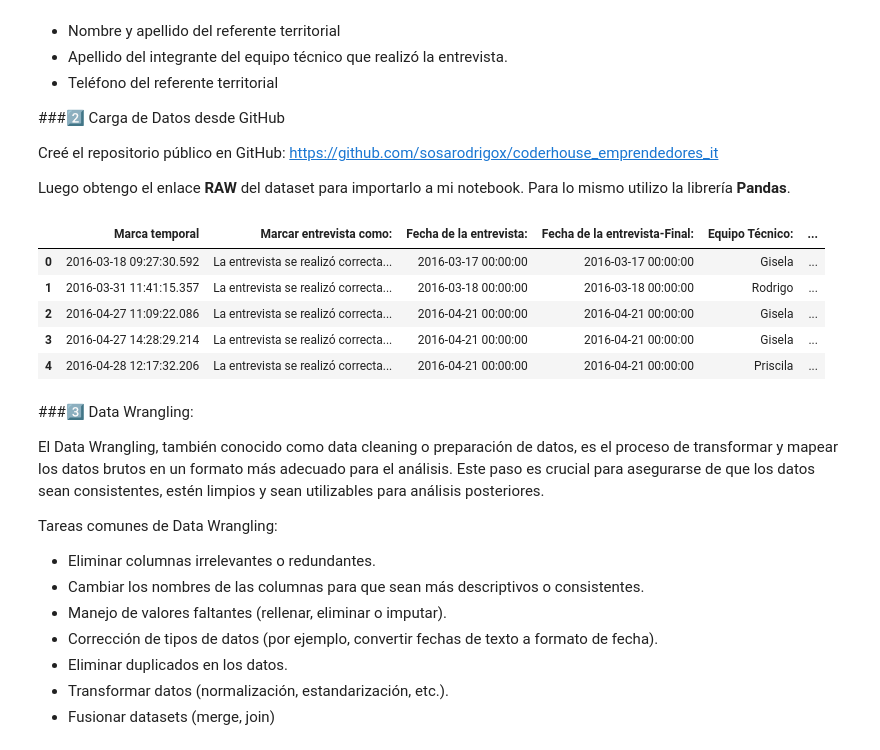
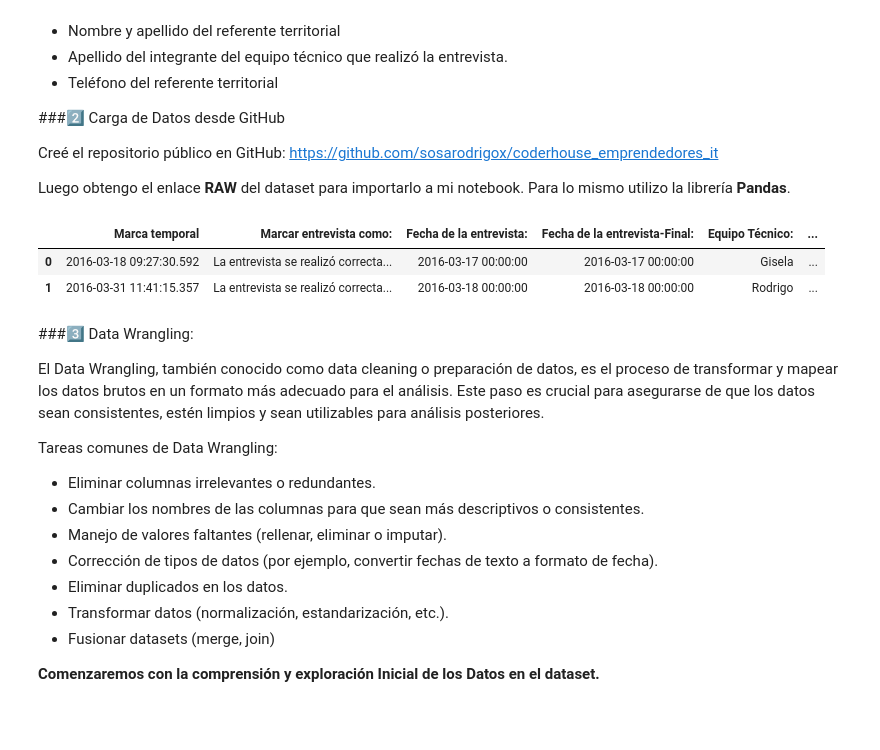
Before and after one commit to sosarodrigox/coderhouse_emprendedores_it, a Jupyter notebook: Emprendedores_IT.ipynb, the cells around one changed output. Cells and saved outputs as stored; diff of their text form; code cells hidden in the pictures; blank space fills up the shorter version.

Commit message:
Data Wrangling - Exploracion inicial de datos

```diff
--- a/Emprendedores_IT.ipynb
+++ b/Emprendedores_IT.ipynb
@@ -26,23 +30,19 @@ Luego obtengo el enlace **RAW** del dataset para importarlo a mi notebook. Para
 # %%
-import pandas as pd
-
+# Ruta del archivo Excel en GitHub
 url = 'https://github.com/sosarodrigox/coderhouse_emprendedores_it/raw/main/emprendedores%20_it.xlsx'
 
 df = pd.read_excel(url)
 
 # Configuración para mostrar todas las columnas
 pd.set_option('display.max_columns', None)  # Muestra todas las columnas sin cortes
 pd.set_option('display.expand_frame_repr', False)  # Evita el salto de línea entre las columnas
 
 # Mostrar las primeras filas
-df.head(5)
+df.head(2)
 # %% [output]
 |  | Marca temporal | Marcar entrevista como: | Fecha de la entrevista: | Fecha de la entrevista-Final: | Equipo Técnico: | ... |
 | 0 | 2016-03-18 09:27:30.592 | La entrevista se realizó correcta... | 2016-03-17 00:00:00 | 2016-03-17 00:00:00 | Gisela | ... |
 | 1 | 2016-03-31 11:41:15.357 | La entrevista se realizó correcta... | 2016-03-18 00:00:00 | 2016-03-18 00:00:00 | Rodrigo | ... |
-| 2 | 2016-04-27 11:09:22.086 | La entrevista se realizó correcta... | 2016-04-21 00:00:00 | 2016-04-21 00:00:00 | Gisela | ... |
-| 3 | 2016-04-27 14:28:29.214 | La entrevista se realizó correcta... | 2016-04-21 00:00:00 | 2016-04-21 00:00:00 | Gisela | ... |
-| 4 | 2016-04-28 12:17:32.206 | La entrevista se realizó correcta... | 2016-04-21 00:00:00 | 2016-04-21 00:00:00 | Priscila | ... |
 # %% [markdown]
 ###3️⃣ Data Wrangling:
 
@@ -57,3 +57,5 @@ Tareas comunes de Data Wrangling:
 *   Eliminar duplicados en los datos.
 *   Transformar datos (normalización, estandarización, etc.).
 *   Fusionar datasets (merge, join)
+
+**Comenzaremos con la comprensión y exploración Inicial de los Datos en el dataset.**
```
Also changed, not shown: parts of 7 cells of this notebook.
